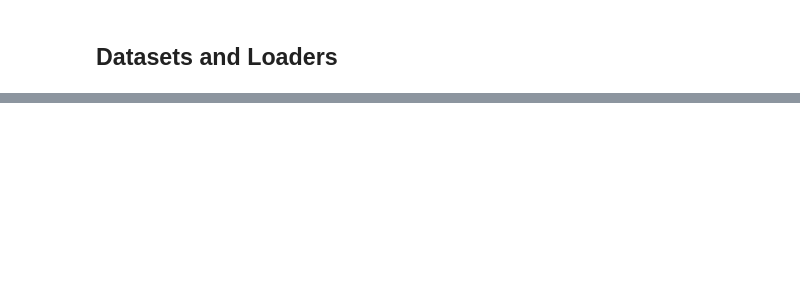
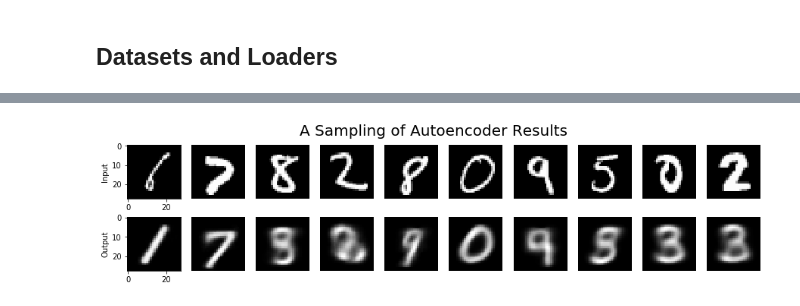
Before and after one commit to davidlmorton/autoencoders-are-cool, a Jupyter notebook: part-1-basic-autoencoder.ipynb, the cells around one changed output, grey strips where cells are left out. Drawn from its saved outputs; the diff is of its cells as text; code cells hidden in the pictures; blank space fills up the shorter version.

```diff
--- a/part-1-basic-autoencoder.ipynb
+++ b/part-1-basic-autoencoder.ipynb
@@ -192,0 +329,4 @@ plot_input_output_pairs(model, training_loader, "Yet More Basic model");
+# %%
+trainer.plot_input_output_pairs();
+# %% [output]
+[figure, added]
```
Also changed, not shown: parts of 19 cells of this notebook.
